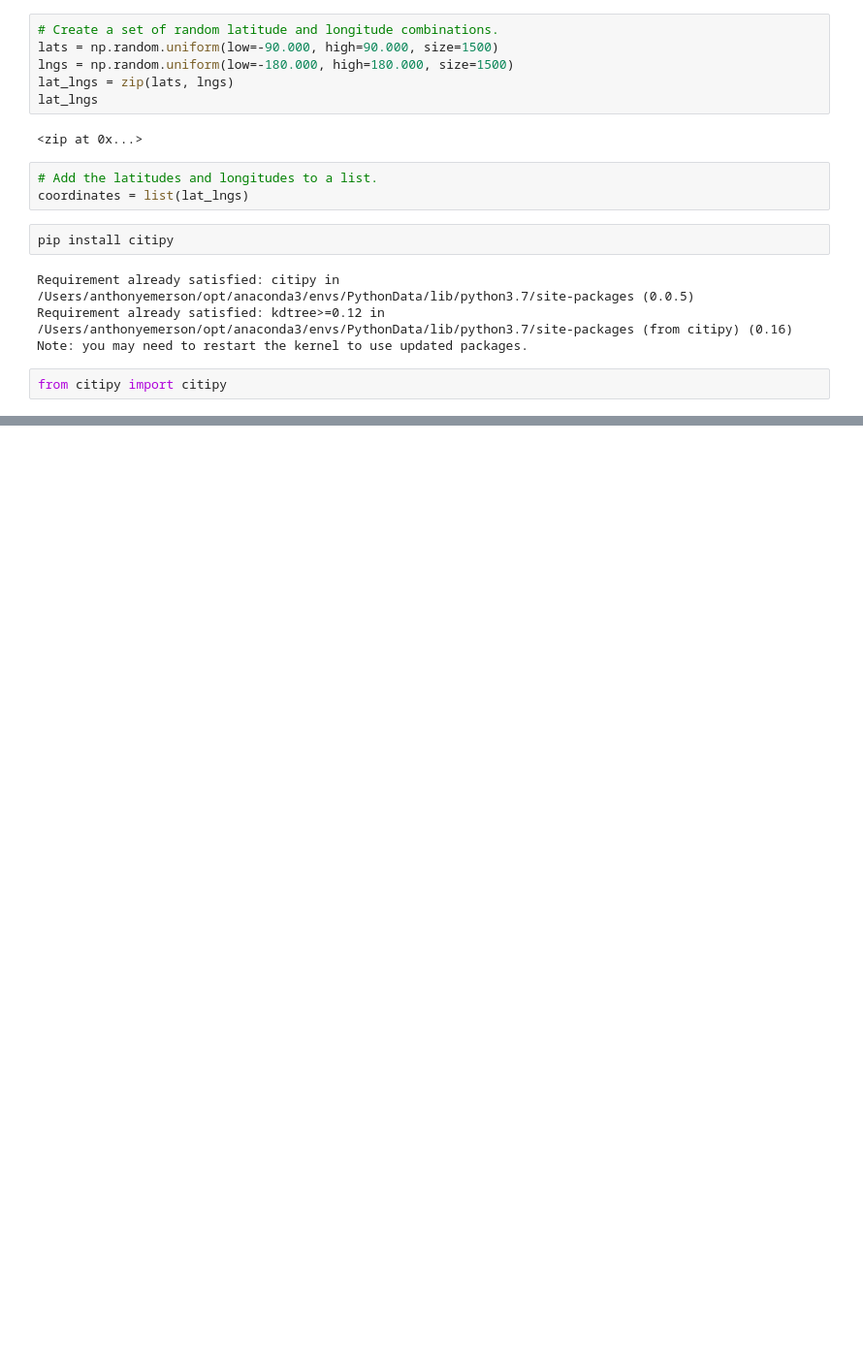
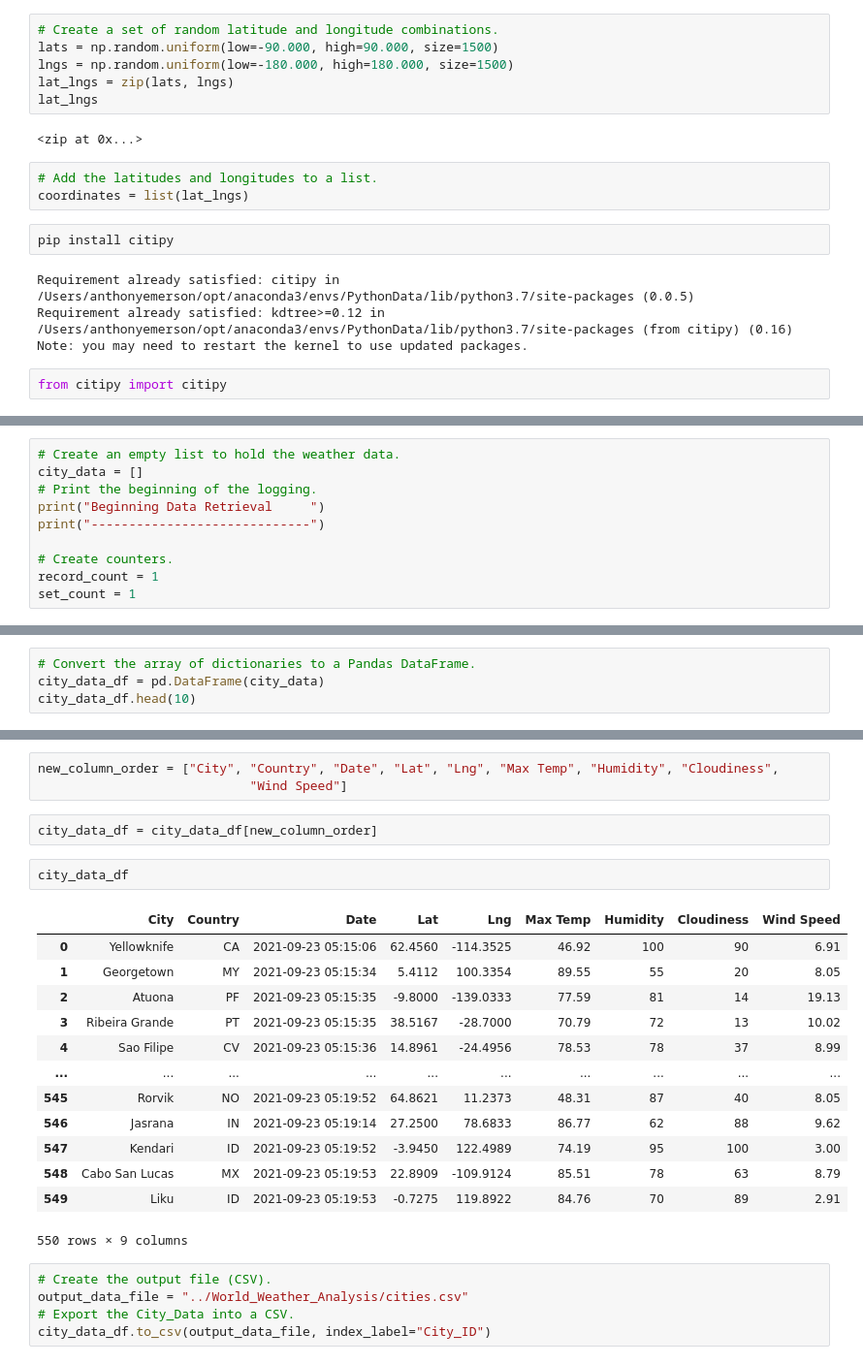
Before and after one commit to temersonzetina/World_Weather_Analysis, a Jupyter notebook: WeatherPy.ipynb, the cells around one changed output, grey strips where cells are left out. Shown at 97% size. Drawn from its saved outputs; the diff is of its cells as text; blank space fills up the shorter version.

Commit message:
Adding cities list and updating WeatherPy project code

```diff
--- a/WeatherPy.ipynb
+++ b/WeatherPy.ipynb
@@ -38,0 +54,10 @@ len(cities)
+# %%
+# Create an empty list to hold the weather data.
+city_data = []
+# Print the beginning of the logging.
+print("Beginning Data Retrieval     ")
+print("-----------------------------")
+
+# Create counters.
+record_count = 1
+set_count = 1
@@ -38,0 +139,4 @@ len(cities)
+# %%
+# Convert the array of dictionaries to a Pandas DataFrame.
+city_data_df = pd.DataFrame(city_data)
+city_data_df.head(10)
@@ -38,0 +155,26 @@ len(cities)
+# %%
+new_column_order = ["City", "Country", "Date", "Lat", "Lng", "Max Temp", "Humidity", "Cloudiness",
+                            "Wind Speed"]
+# %%
+city_data_df = city_data_df[new_column_order]
+# %%
+city_data_df
+# %% [output]
+|  | City | Country | Date | Lat | Lng | Max Temp | Humidity | Cloudiness | Wind Speed |
+| 0 | Yellowknife | CA | 2021-09-23 05:15:06 | 62.4560 | -114.3525 | 46.92 | 100 | 90 | 6.91 |
+| 1 | Georgetown | MY | 2021-09-23 05:15:34 | 5.4112 | 100.3354 | 89.55 | 55 | 20 | 8.05 |
+| 2 | Atuona | PF | 2021-09-23 05:15:35 | -9.8000 | -139.0333 | 77.59 | 81 | 14 | 19.13 |
+| 3 | Ribeira Grande | PT | 2021-09-23 05:15:35 | 38.5167 | -28.7000 | 70.79 | 72 | 13 | 10.02 |
+| 4 | Sao Filipe | CV | 2021-09-23 05:15:36 | 14.8961 | -24.4956 | 78.53 | 78 | 37 | 8.99 |
+| ... | ... | ... | ... | ... | ... | ... | ... | ... | ... |
+| 545 | Rorvik | NO | 2021-09-23 05:19:52 | 64.8621 | 11.2373 | 48.31 | 87 | 40 | 8.05 |
+| 546 | Jasrana | IN | 2021-09-23 05:19:14 | 27.2500 | 78.6833 | 86.77 | 62 | 88 | 9.62 |
+| 547 | Kendari | ID | 2021-09-23 05:19:52 | -3.9450 | 122.4989 | 74.19 | 95 | 100 | 3.00 |
+| 548 | Cabo San Lucas | MX | 2021-09-23 05:19:53 | 22.8909 | -109.9124 | 85.51 | 78 | 63 | 8.79 |
+| 549 | Liku | ID | 2021-09-23 05:19:53 | -0.7275 | 119.8922 | 84.76 | 70 | 89 | 2.91 |
+550 rows × 9 columns
+# %%
+# Create the output file (CSV).
+output_data_file = "../World_Weather_Analysis/cities.csv"
+# Export the City_Data into a CSV.
+city_data_df.to_csv(output_data_file, index_label="City_ID")
```
Also changed, not shown: parts of 8 cells of this notebook, 1 other file.
